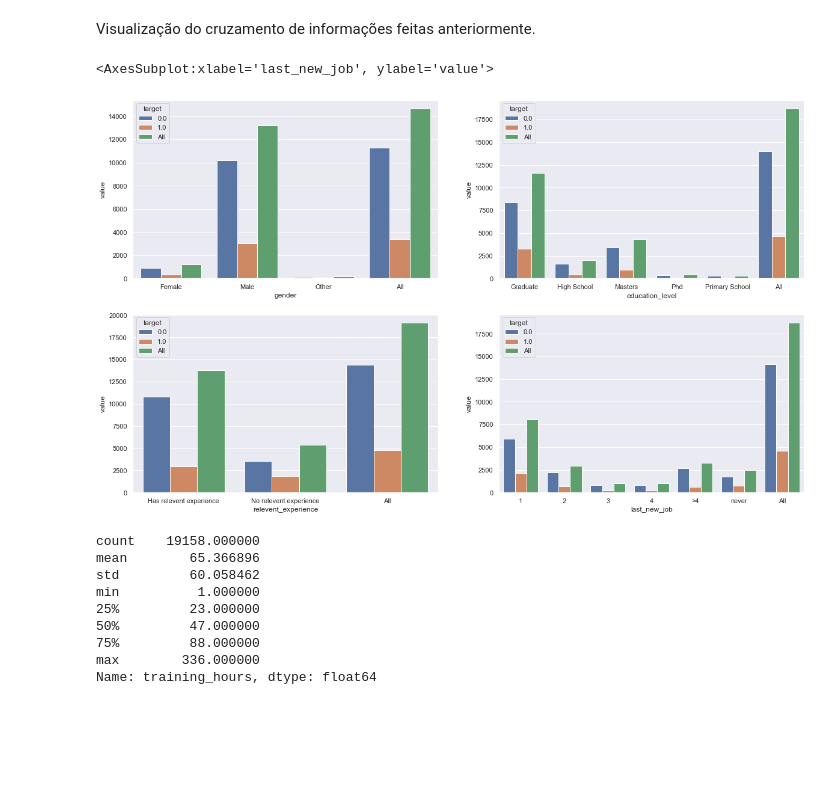
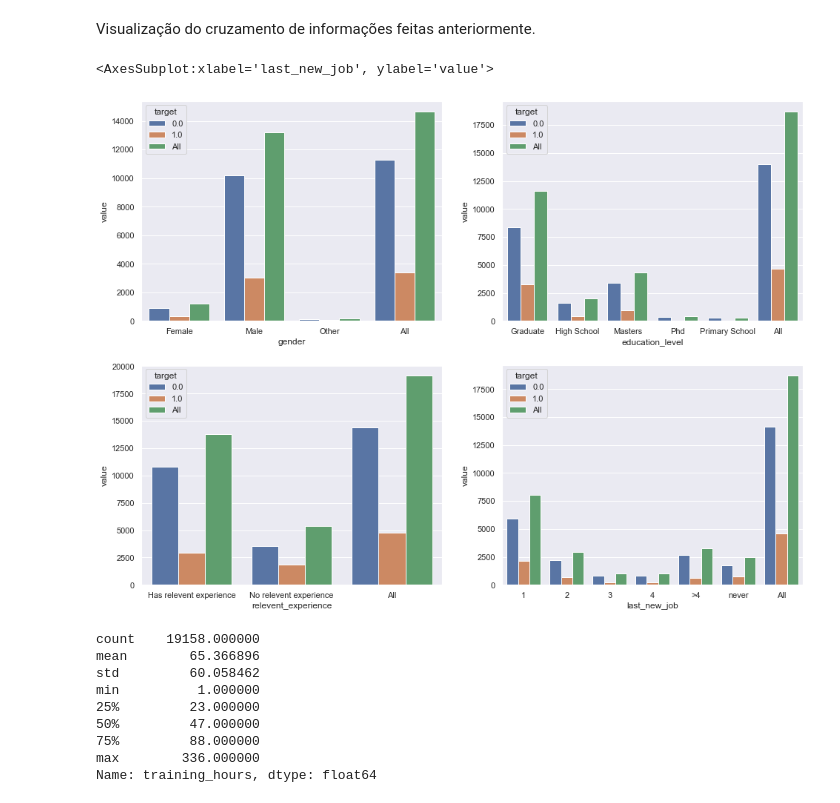
Before and after one commit to lucianogarim/HR-Analytics-Job-Change-of-Data-Scientists, a Jupyter notebook: trabalho.ipynb, the cells around one changed output. Drawn from its saved outputs; the diff is of its cells as text; code cells hidden in the pictures; blank space fills up the shorter version.

```diff
--- a/trabalho.ipynb
+++ b/trabalho.ipynb
@@ -64,20 +110,20 @@ Visualização do cruzamento de informações feitas anteriormente.
 # %%
 
 stacked1 = gen_targ.stack().reset_index().rename(columns={0:'value'})
 stacked2 = rev_exp_targ.stack().reset_index().rename(columns={0:'value'})
 stacked3 = edu_lvl_targ.stack().reset_index().rename(columns={0:'value'})
 stacked4 = las_job_targ.stack().reset_index().rename(columns={0:'value'})
 
 
 fig, axs = plt.subplots(nrows=2,ncols=2)
-sns.set(rc={'figure.figsize':(20,12)})
+sns.set(rc={'figure.figsize':(16,12)})
 sns.barplot(x=stacked1.gender, y=stacked1.value,hue=stacked1.target,ax=axs[0,0])
 sns.barplot(x=stacked2.relevent_experience, y=stacked2.value, hue=stacked2.target,ax=axs[1,0])
 sns.barplot(x=stacked3.education_level, y=stacked3.value, hue=stacked3.target,ax=axs[0,1])
 sns.barplot(x=stacked4.last_new_job, y=stacked4.value, hue=stacked4.target,ax=axs[1,1])
 # %% [output]
 <AxesSubplot:xlabel='last_new_job', ylabel='value'>
-[figure, old version]
+[figure, new version]
 # %%
 train_data.training_hours.describe()
 # %% [output]
```
Also changed, not shown: parts of 8 cells of this notebook.
